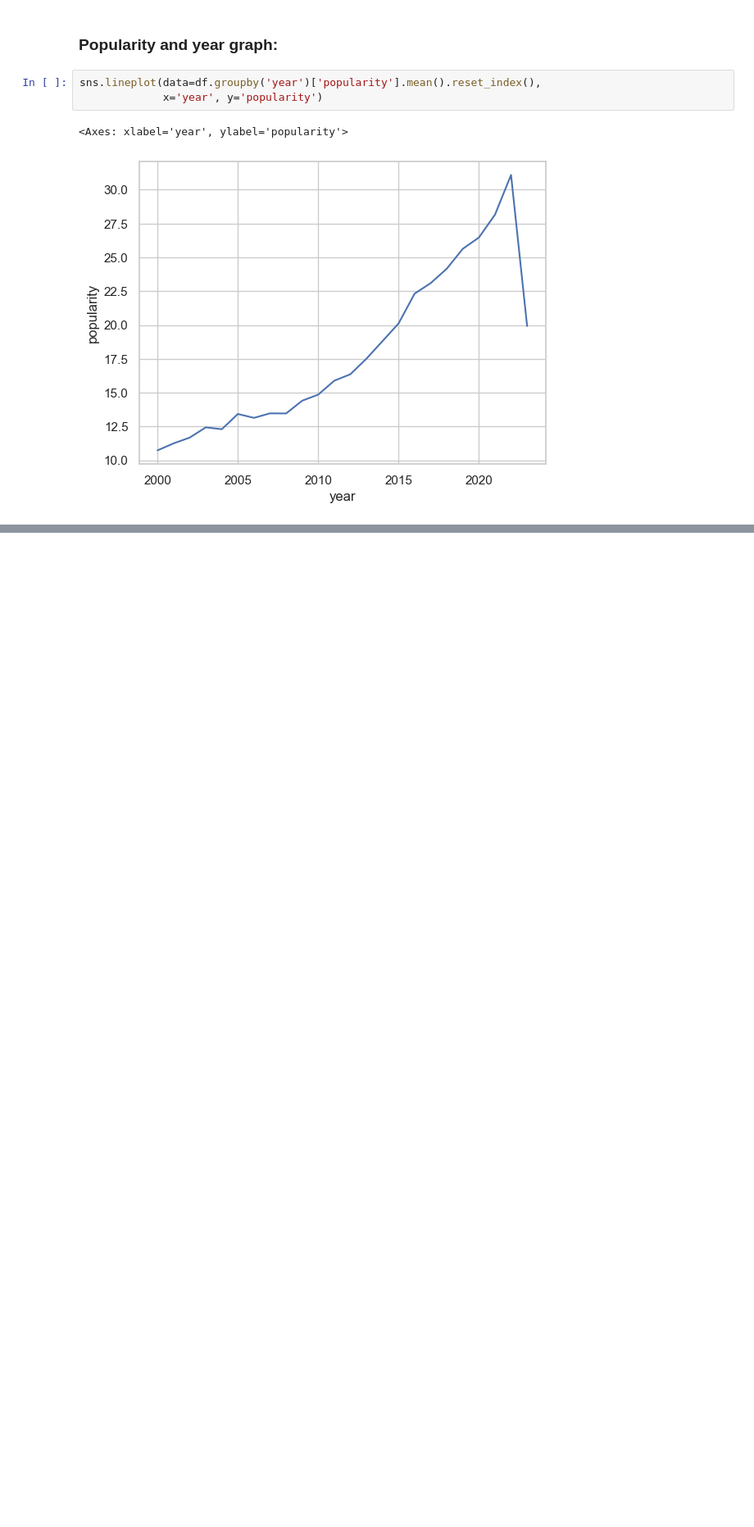
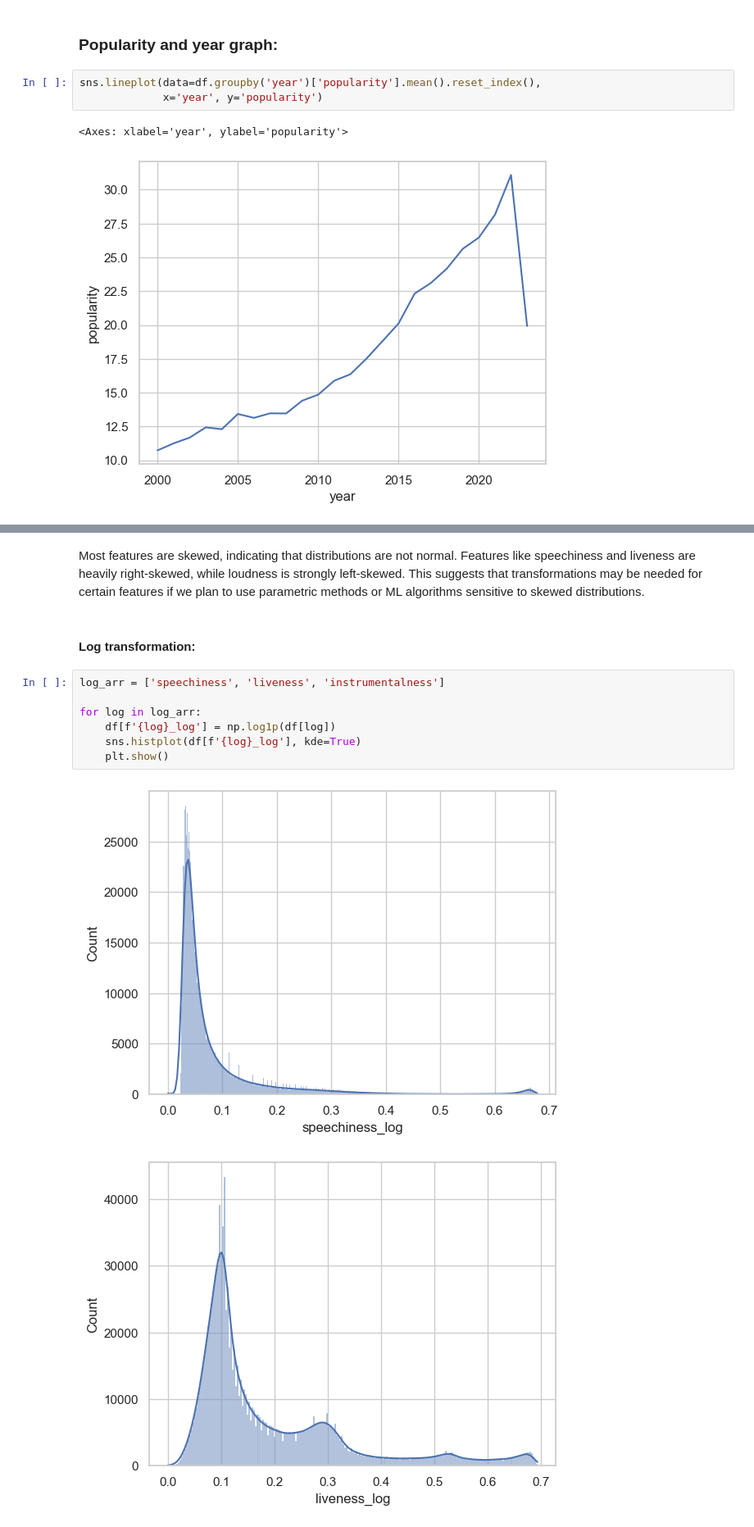
Before and after one commit to AdilkhanEEAIR/spotify_songs_research, a Jupyter notebook: notebooks/analysis.ipynb, the cells around one changed output, grey strips where cells are left out. Shown at 82% size. Drawn from its saved outputs; the diff is of its cells as text; blank space fills up the shorter version.

Commit message:
skewness, and log transformation

```diff
--- a/notebooks/analysis.ipynb
+++ b/notebooks/analysis.ipynb
@@ -382,0 +397,14 @@ sns.lineplot(data=df.groupby('year')['popularity'].mean().reset_index(),
+# %% [markdown]
+Most features are skewed, indicating that distributions are not normal. Features like speechiness and liveness are heavily right-skewed, while loudness is strongly left-skewed. This suggests that transformations may be needed for certain features if we plan to use parametric methods or ML algorithms sensitive to skewed distributions.
+# %% [markdown]
+#### Log transformation:
+# %%
+log_arr = ['speechiness', 'liveness', 'instrumentalness']
+
+for log in log_arr:
+    df[f'{log}_log'] = np.log1p(df[log])
+    sns.histplot(df[f'{log}_log'], kde=True)
+    plt.show()
+# %% [output]
+[figure, added]
+[figure, added]
```
Also changed, not shown: parts of 5 cells of this notebook.
